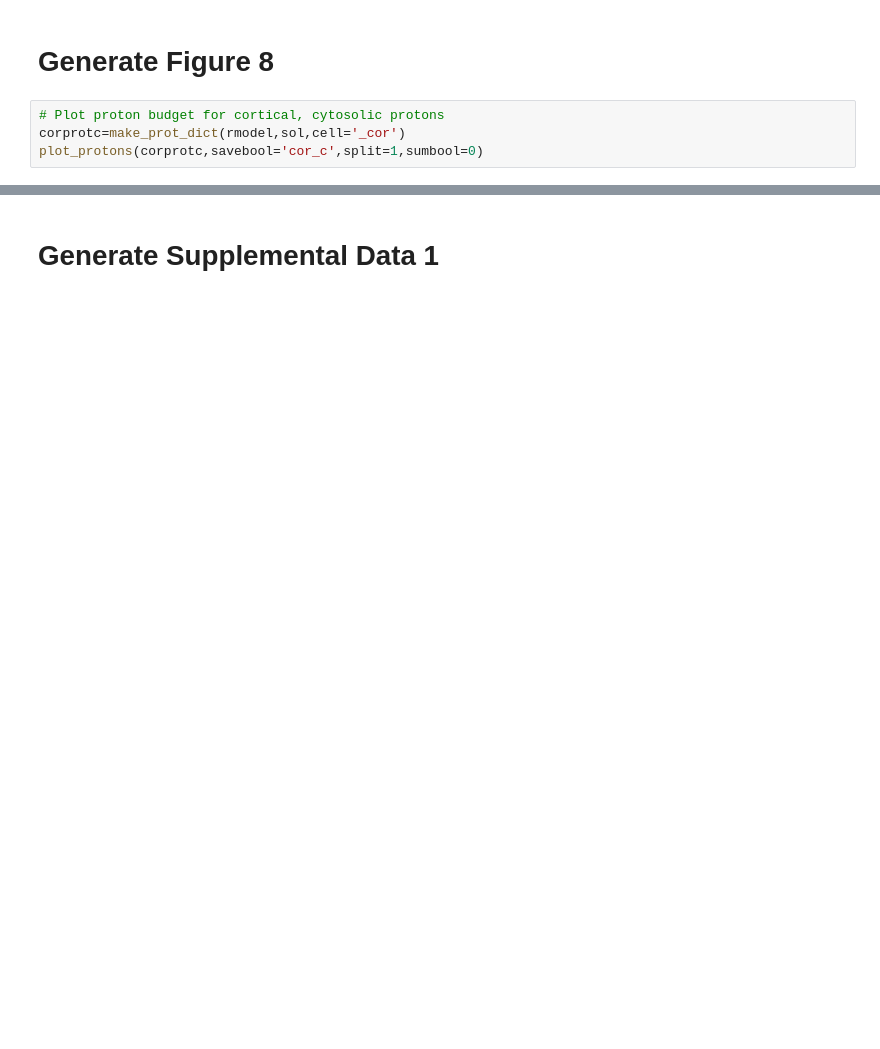
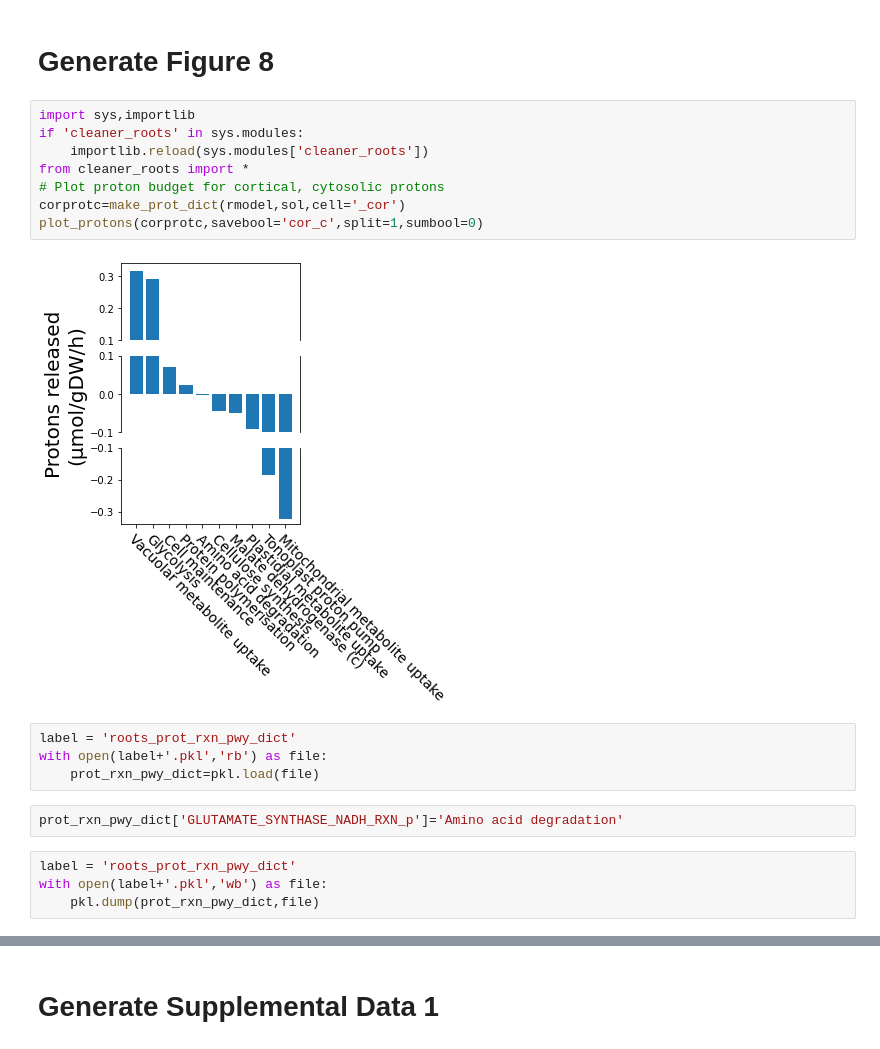
Before and after one commit to ljs1002/A-role-for-fermentation-in-aerobic-conditions-as-revealed-by-computational-analysis, a Jupyter notebook: roots_paper.ipynb, the cells around one changed output, grey strips where cells are left out. Cells and saved outputs as stored; diff of their text form; blank space fills up the shorter version.

Commit message:
Post trip updates. roots.ipynb now works

```diff
--- a/roots_paper.ipynb
+++ b/roots_paper.ipynb
@@ -36,9 +46,25 @@ fermentation_export(rmodel)
 # %% [markdown]
 # Generate Figure 8
 # %%
+import sys,importlib
+if 'cleaner_roots' in sys.modules:
+    importlib.reload(sys.modules['cleaner_roots'])
+from cleaner_roots import *
 # Plot proton budget for cortical, cytosolic protons
 corprotc=make_prot_dict(rmodel,sol,cell='_cor')
 plot_protons(corprotc,savebool='cor_c',split=1,sumbool=0)
+# %% [output]
+[figure, added]
+# %%
+label = 'roots_prot_rxn_pwy_dict'
+with open(label+'.pkl','rb') as file:
+    prot_rxn_pwy_dict=pkl.load(file)
+# %%
+prot_rxn_pwy_dict['GLUTAMATE_SYNTHASE_NADH_RXN_p']='Amino acid degradation'
+# %%
+label = 'roots_prot_rxn_pwy_dict'
+with open(label+'.pkl','wb') as file:
+    pkl.dump(prot_rxn_pwy_dict,file)
 # %%
 # Plot proton budget for cortical, plastidial protons
 corprotp=make_prot_dict(rmodel,sol,cell='_cor',metroot='PROTON_p')
```
Also changed, not shown: parts of 5 cells of this notebook, 3 other files.
